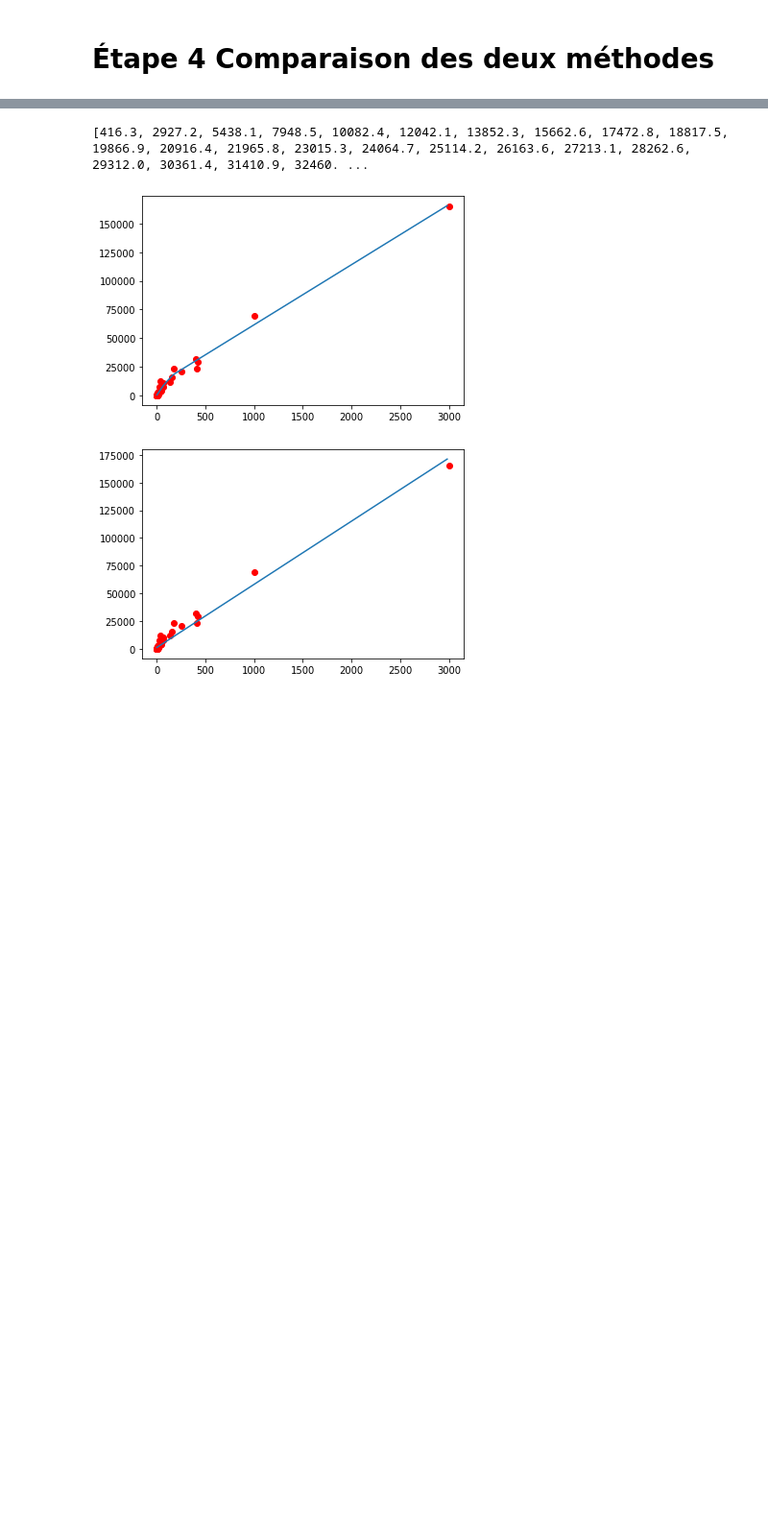
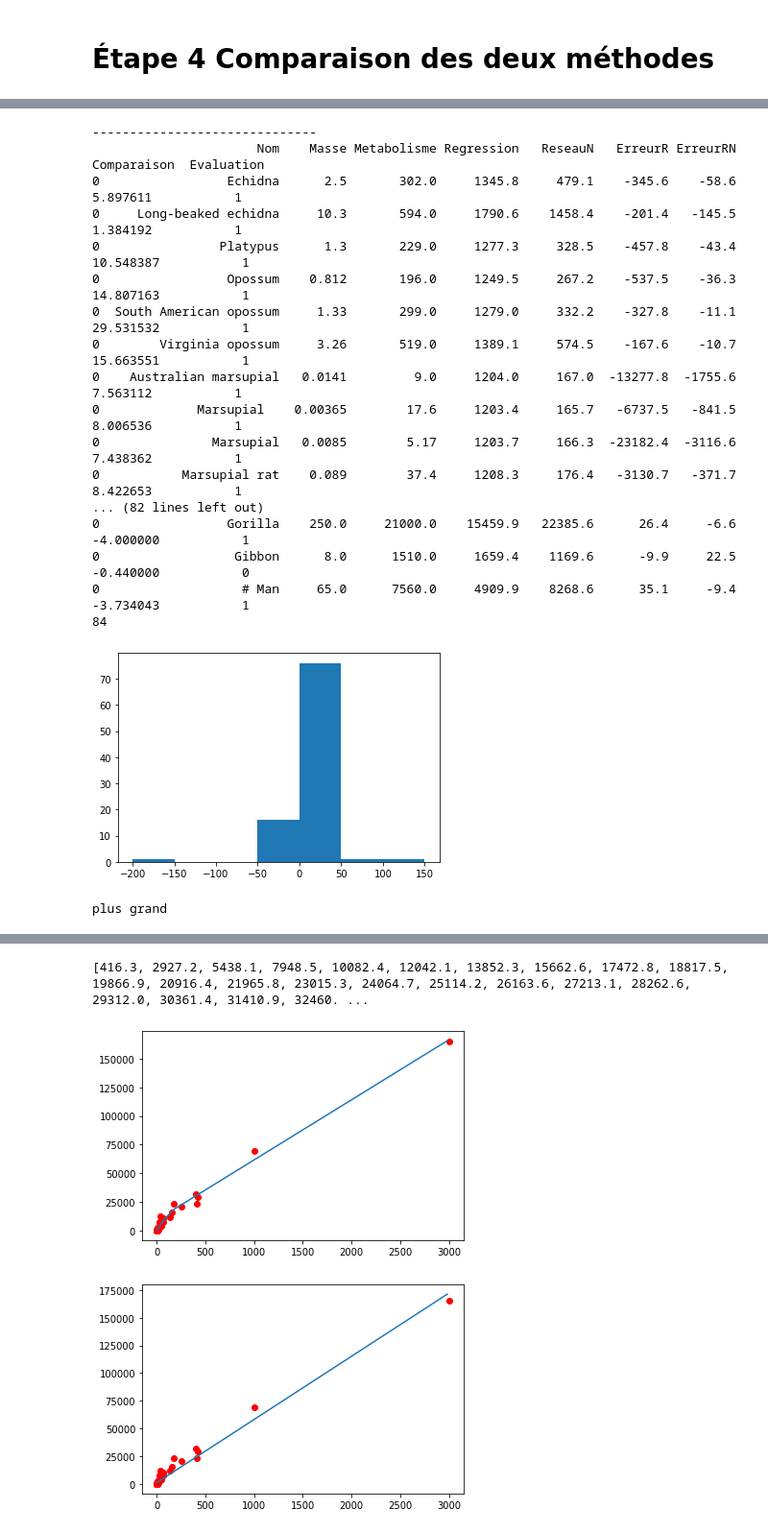
Before and after one commit to jhguay/base_ouverte, a Jupyter notebook: MataneLabo1_avecComparaisonRegressionv2.ipynb, the cells around one changed output, grey strips where cells are left out. Shown at 96% size. Saved outputs shown, nothing was run; the diff lists cells and outputs as text; code cells hidden in the pictures; blank space fills up the shorter version.

```diff
--- a/MataneLabo1_avecComparaisonRegressionv2.ipynb
+++ b/MataneLabo1_avecComparaisonRegressionv2.ipynb
@@ -185,0 +226,60 @@ print(dfinal)
+# %%
+#print(dfinal)
+dfinal['Comparaison']=dfinal['ErreurR'].astype(float)/dfinal['ErreurRN'].astype(float)
+#print(dfinal)
+
+dfinalx=pd.DataFrame(dfinal)
+
+#print(loi_kleiber_data['Metabolisme'][1])
+#print(dfinal['Comparaison'].values[1])
+
+print("------------------------------")
+
+#dfinal['Evaluation']=0
+
+for i in range(0,len(loi_kleiber_data)):
+  #print(i)
+  if(abs(dfinal['Comparaison'].values[i])>1):
+    dfinal['Evaluation'].values[i]=1
+  else:
+    dfinal['Evaluation'].values[i]=0
+
+
+print(dfinal.to_string())
+print(dfinal['Evaluation'].sum())
+
+
+#math.sqrt(((dfinal['ErreurR'].astype(float))*(dfinal['ErreurR'].astype(float))).sum()/len(dfinal))
+#abs(dfinal['ErreurR'].astype(float)).mean()
+
+#
+plt.hist(dfinal['Comparaison'].values, bins=range(-200,200,50))
+
+
+plt.show()
+# %% [output]
+------------------------------
+                      Nom    Masse Metabolisme Regression   ReseauN   ErreurR ErreurRN  Comparaison  Evaluation
+0                 Echidna      2.5       302.0     1345.8     479.1    -345.6    -58.6     5.897611           1
+0     Long-beaked echidna     10.3       594.0     1790.6    1458.4    -201.4   -145.5     1.384192           1
+0                Platypus      1.3       229.0     1277.3     328.5    -457.8    -43.4    10.548387           1
+0                 Opossum    0.812       196.0     1249.5     267.2    -537.5    -36.3    14.807163           1
+0  South American opossum     1.33       299.0     1279.0     332.2    -327.8    -11.1    29.531532           1
+0        Virginia opossum     3.26       519.0     1389.1     574.5    -167.6    -10.7    15.663551           1
+0    Australian marsupial   0.0141         9.0     1204.0     167.0  -13277.8  -1755.6     7.563112           1
+0             Marsupial    0.00365        17.6     1203.4     165.7   -6737.5   -841.5     8.006536           1
+0               Marsupial   0.0085        5.17     1203.7     166.3  -23182.4  -3116.6     7.438362           1
+0           Marsupial rat    0.089        37.4     1208.3     176.4   -3130.7   -371.7     8.422653           1
+... (82 lines left out)
+0                 Gorilla    250.0     21000.0    15459.9   22385.6      26.4     -6.6    -4.000000           1
+0                  Gibbon      8.0      1510.0     1659.4    1169.6      -9.9     22.5    -0.440000           0
+0                   # Man     65.0      7560.0     4909.9    8268.6      35.1     -9.4    -3.734043           1
+84
+[figure, added]
+# %%
+if(dfinal['Comparaison'].values[16]>1):
+  print("plus grand")
+else:
+  print("plus petit")
+# %% [output]
+plus grand
```
Also changed, not shown: parts of 6 cells of this notebook.
